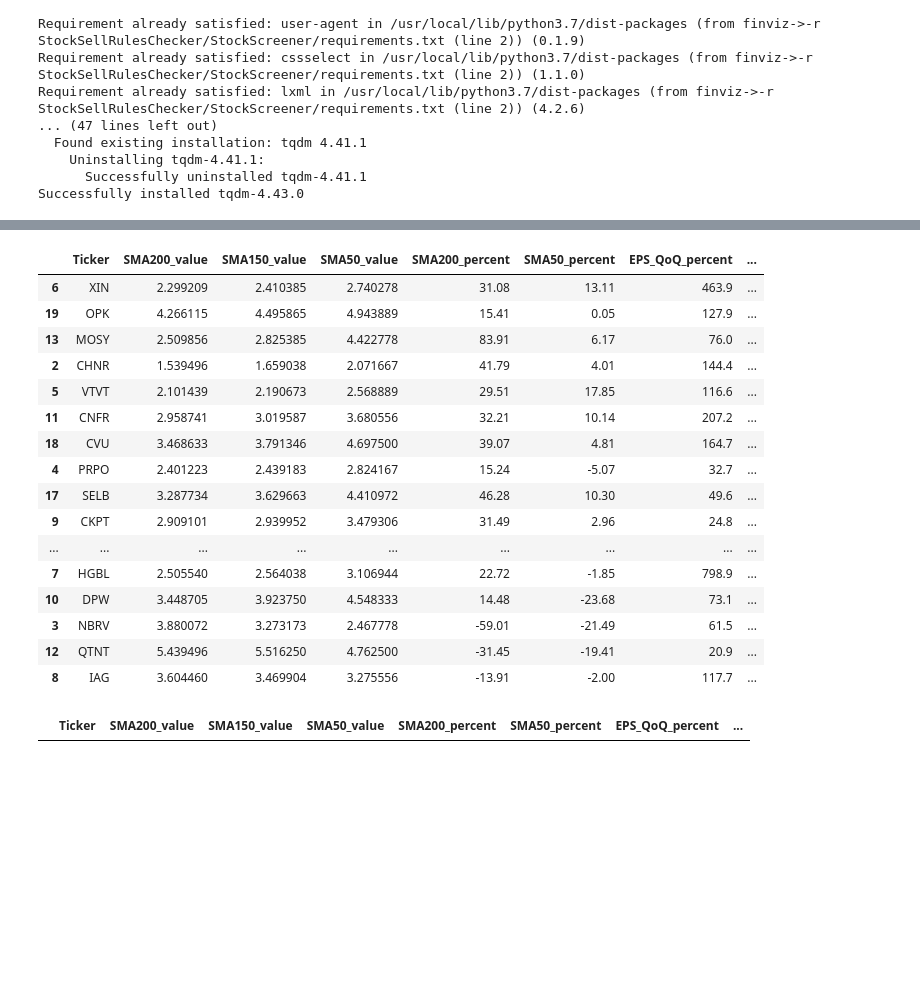
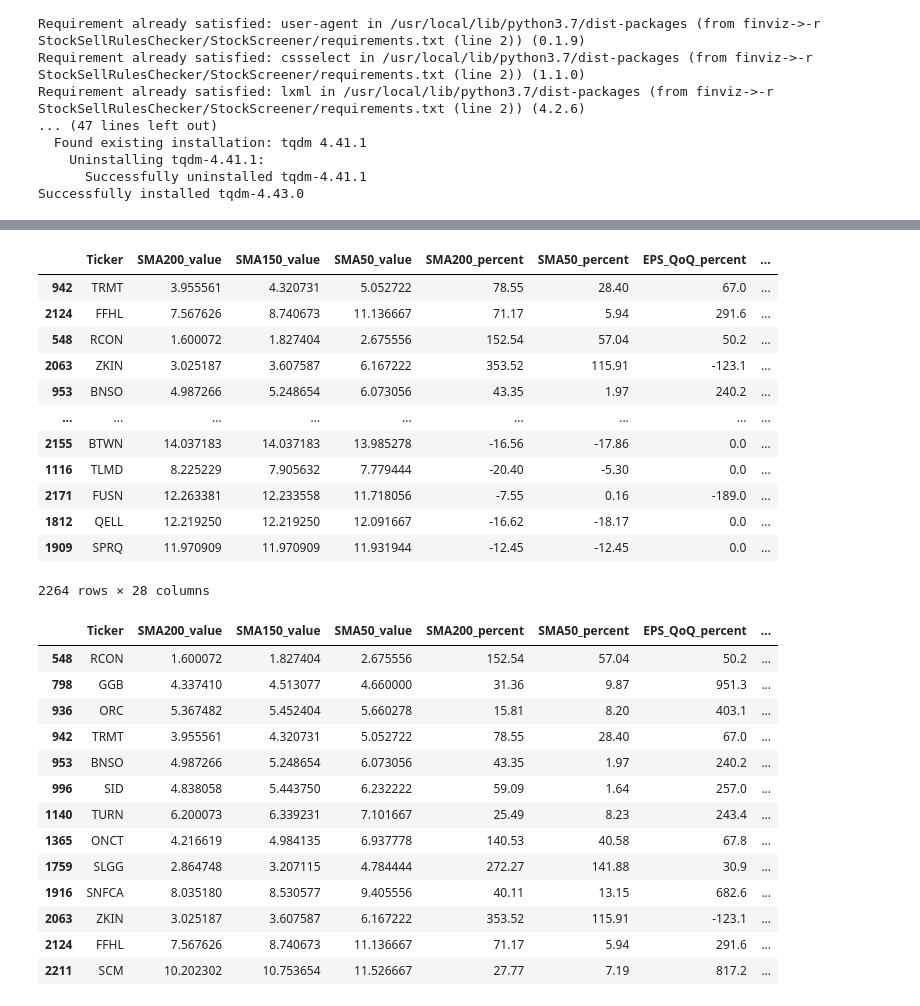
Before and after one commit to isaaccorley/StockSellRulesChecker, a Jupyter notebook: StockScreener/Screener.ipynb, the cells around one changed output, grey strips where cells are left out. Saved outputs shown, nothing was run; the diff lists cells and outputs as text; code cells hidden in the pictures; blank space fills up the shorter version.

```diff
--- a/StockScreener/Screener.ipynb
+++ b/StockScreener/Screener.ipynb
@@ -275,3 +244,19 @@ OPK
+# %%
+screened_stocks = {}
+for d in results:
+  if d is not None:
+    screened_stocks.update(d)
+
+output_list = []
+for stock in screened_stocks.keys():
+    cols = ["Ticker"] + list(screened_stocks[stock].keys())
+    temp_list = []
+    temp_list.append(stock)
+    for rule in screened_stocks[stock].keys():
+        temp_list.append(screened_stocks[stock][rule])
+    output_list.append(temp_list)
+
+df_out = pd.DataFrame(output_list,columns=cols)
 # %%
 rules = [col for col in df_out.columns if "rule" in col]
 df_out['Passed Tests'] = (df_out[list(rules)]).sum(1)
@@ -279,23 +264,32 @@ df_out['Passed Tests'] = (df_out[list(rules)]).sum(1)
 df_out.sort_values('Passed Tests', ascending=False)
 # %% [output]
 |  | Ticker | SMA200_value | SMA150_value | SMA50_value | SMA200_percent | SMA50_percent | EPS_QoQ_percent | ... |
-| 6 | XIN | 2.299209 | 2.410385 | 2.740278 | 31.08 | 13.11 | 463.9 | ... |
-| 19 | OPK | 4.266115 | 4.495865 | 4.943889 | 15.41 | 0.05 | 127.9 | ... |
-| 13 | MOSY | 2.509856 | 2.825385 | 4.422778 | 83.91 | 6.17 | 76.0 | ... |
-| 2 | CHNR | 1.539496 | 1.659038 | 2.071667 | 41.79 | 4.01 | 144.4 | ... |
-| 5 | VTVT | 2.101439 | 2.190673 | 2.568889 | 29.51 | 17.85 | 116.6 | ... |
-| 11 | CNFR | 2.958741 | 3.019587 | 3.680556 | 32.21 | 10.14 | 207.2 | ... |
-| 18 | CVU | 3.468633 | 3.791346 | 4.697500 | 39.07 | 4.81 | 164.7 | ... |
-| 4 | PRPO | 2.401223 | 2.439183 | 2.824167 | 15.24 | -5.07 | 32.7 | ... |
-| 17 | SELB | 3.287734 | 3.629663 | 4.410972 | 46.28 | 10.30 | 49.6 | ... |
-| 9 | CKPT | 2.909101 | 2.939952 | 3.479306 | 31.49 | 2.96 | 24.8 | ... |
+| 942 | TRMT | 3.955561 | 4.320731 | 5.052722 | 78.55 | 28.40 | 67.0 | ... |
+| 2124 | FFHL | 7.567626 | 8.740673 | 11.136667 | 71.17 | 5.94 | 291.6 | ... |
+| 548 | RCON | 1.600072 | 1.827404 | 2.675556 | 152.54 | 57.04 | 50.2 | ... |
+| 2063 | ZKIN | 3.025187 | 3.607587 | 6.167222 | 353.52 | 115.91 | -123.1 | ... |
+| 953 | BNSO | 4.987266 | 5.248654 | 6.073056 | 43.35 | 1.97 | 240.2 | ... |
 | ... | ... | ... | ... | ... | ... | ... | ... | ... |
-| 7 | HGBL | 2.505540 | 2.564038 | 3.106944 | 22.72 | -1.85 | 798.9 | ... |
-| 10 | DPW | 3.448705 | 3.923750 | 4.548333 | 14.48 | -23.68 | 73.1 | ... |
-| 3 | NBRV | 3.880072 | 3.273173 | 2.467778 | -59.01 | -21.49 | 61.5 | ... |
-| 12 | QTNT | 5.439496 | 5.516250 | 4.762500 | -31.45 | -19.41 | 20.9 | ... |
-| 8 | IAG | 3.604460 | 3.469904 | 3.275556 | -13.91 | -2.00 | 117.7 | ... |
+| 2155 | BTWN | 14.037183 | 14.037183 | 13.985278 | -16.56 | -17.86 | 0.0 | ... |
+| 1116 | TLMD | 8.225229 | 7.905632 | 7.779444 | -20.40 | -5.30 | 0.0 | ... |
+| 2171 | FUSN | 12.263381 | 12.233558 | 11.718056 | -7.55 | 0.16 | -189.0 | ... |
+| 1812 | QELL | 12.219250 | 12.219250 | 12.091667 | -16.62 | -18.17 | 0.0 | ... |
+| 1909 | SPRQ | 11.970909 | 11.970909 | 11.931944 | -12.45 | -12.45 | 0.0 | ... |
+2264 rows × 28 columns
 # %%
-df_out[df_out["Passed Tests"] >= 11]
+df_out[df_out["Passed Tests"] >= 10]
 # %% [output]
 |  | Ticker | SMA200_value | SMA150_value | SMA50_value | SMA200_percent | SMA50_percent | EPS_QoQ_percent | ... |
+| 548 | RCON | 1.600072 | 1.827404 | 2.675556 | 152.54 | 57.04 | 50.2 | ... |
+| 798 | GGB | 4.337410 | 4.513077 | 4.660000 | 31.36 | 9.87 | 951.3 | ... |
+| 936 | ORC | 5.367482 | 5.452404 | 5.660278 | 15.81 | 8.20 | 403.1 | ... |
+| 942 | TRMT | 3.955561 | 4.320731 | 5.052722 | 78.55 | 28.40 | 67.0 | ... |
+| 953 | BNSO | 4.987266 | 5.248654 | 6.073056 | 43.35 | 1.97 | 240.2 | ... |
+| 996 | SID | 4.838058 | 5.443750 | 6.232222 | 59.09 | 1.64 | 257.0 | ... |
+| 1140 | TURN | 6.200073 | 6.339231 | 7.101667 | 25.49 | 8.23 | 243.4 | ... |
+| 1365 | ONCT | 4.216619 | 4.984135 | 6.937778 | 140.53 | 40.58 | 67.8 | ... |
+| 1759 | SLGG | 2.864748 | 3.207115 | 4.784444 | 272.27 | 141.88 | 30.9 | ... |
+| 1916 | SNFCA | 8.035180 | 8.530577 | 9.405556 | 40.11 | 13.15 | 682.6 | ... |
+| 2063 | ZKIN | 3.025187 | 3.607587 | 6.167222 | 353.52 | 115.91 | -123.1 | ... |
+| 2124 | FFHL | 7.567626 | 8.740673 | 11.136667 | 71.17 | 5.94 | 291.6 | ... |
+| 2211 | SCM | 10.202302 | 10.753654 | 11.526667 | 27.77 | 7.19 | 817.2 | ... |
```
Also changed, not shown: parts of 2 cells of this notebook.
